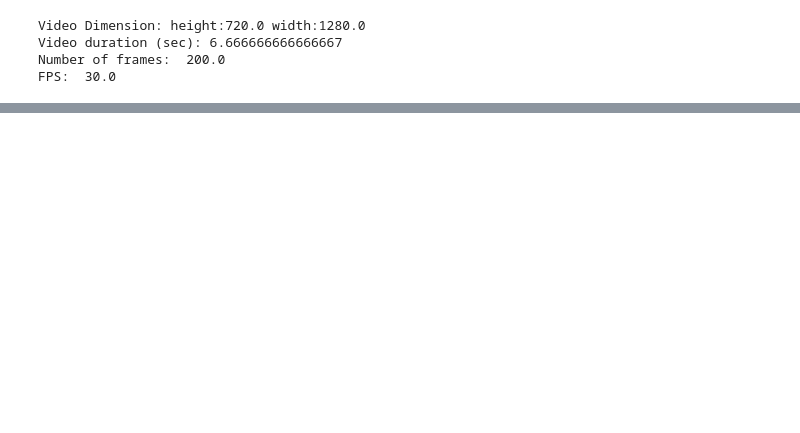
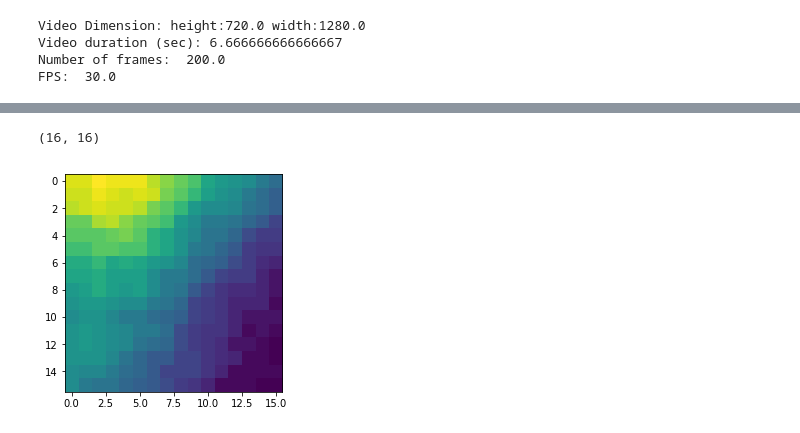
Before and after one commit to alaanousir/H.264-Video-Compression, a Jupyter notebook: Main.ipynb, the cells around one changed output, grey strips where cells are left out. Saved outputs shown, nothing was run; the diff lists cells and outputs as text; code cells hidden in the pictures; blank space fills up the shorter version.

```diff
--- a/Main.ipynb
+++ b/Main.ipynb
@@ -81,0 +172,8 @@ array([[ 4,  4,  4, ...,  4,  4,  4],
+# %%
+# 496 is the 31th block in terms of 16x16 macroblocks, and 800 is the 50th microblock
+im = vid_frame[100][496:496+16,800:816]
+plt.imshow(im)
+im.shape
+# %% [output]
+(16, 16)
+[figure, added]
```
Also changed, not shown: parts of 10 cells of this notebook.
